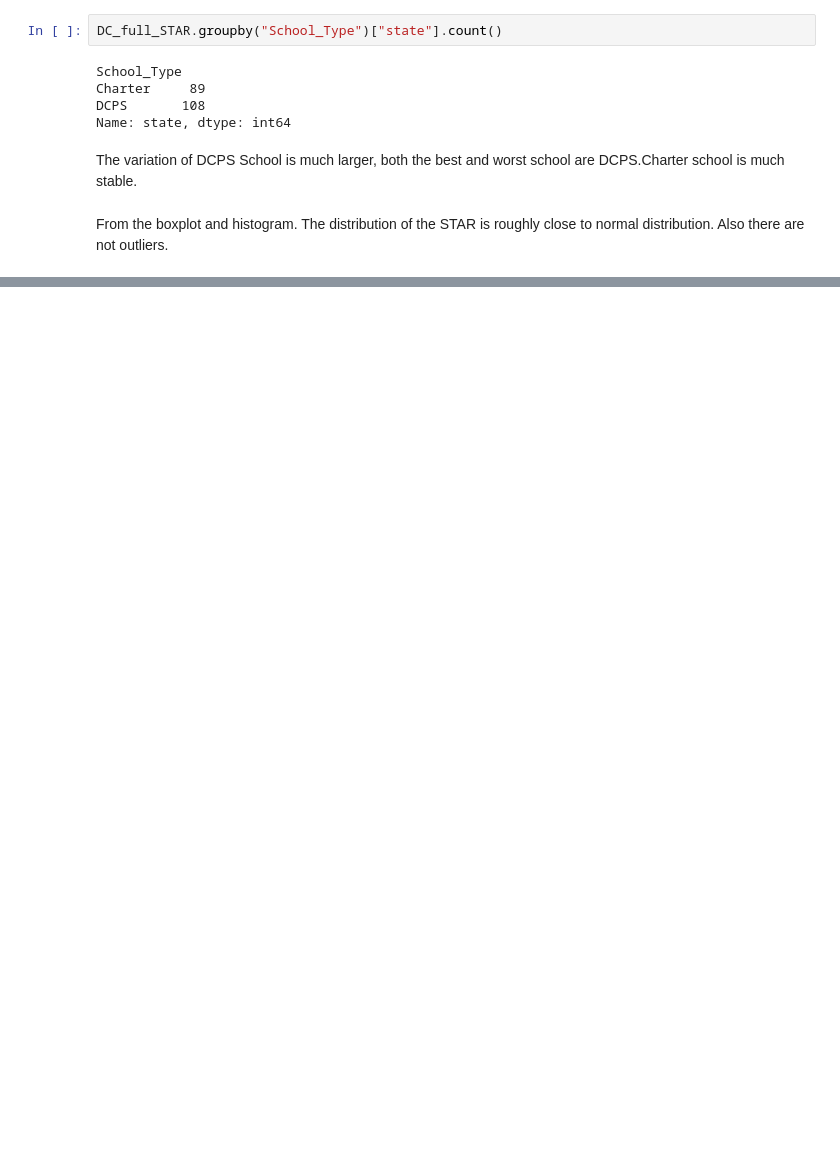
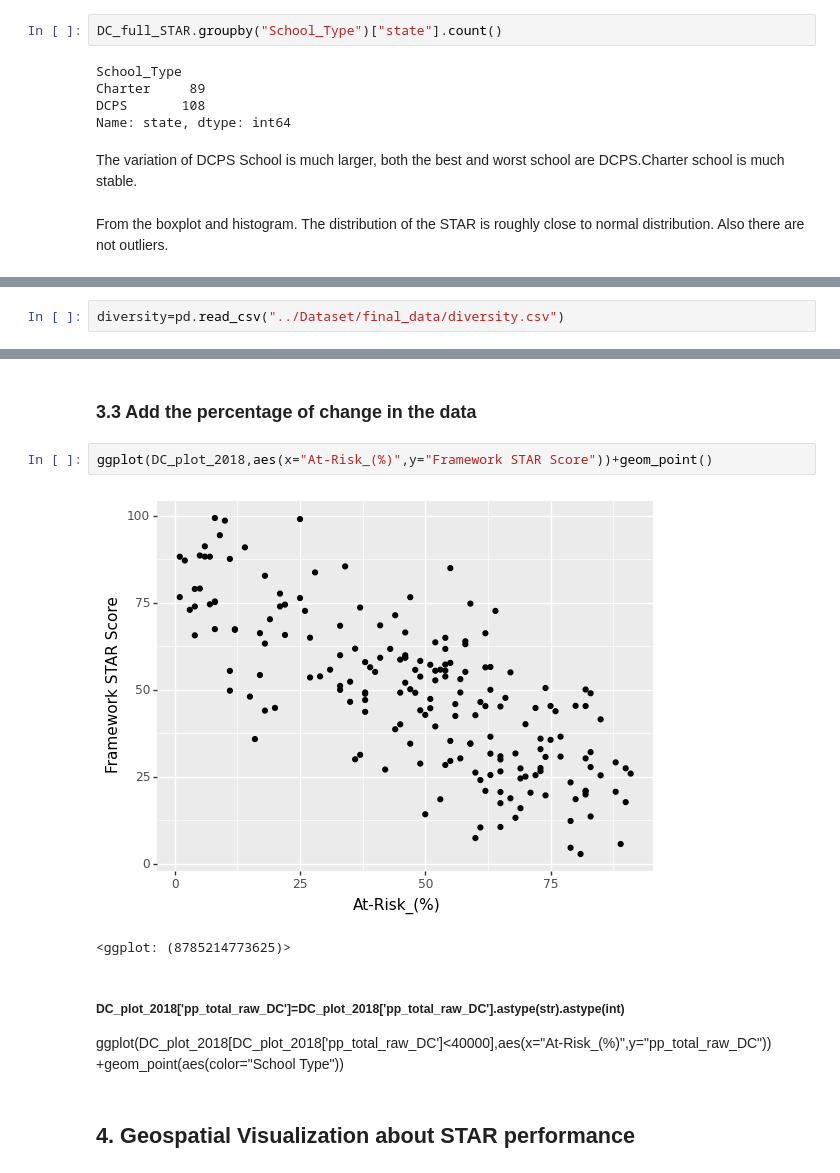
Before and after one commit to shiuanC/DC-Public-Schools-analysis, a Jupyter notebook: code/Ocean_OSSEDC_STAR_EDA.ipynb, the cells around one changed output, grey strips where cells are left out. Cells and saved outputs as stored; diff of their text form; blank space fills up the shorter version.

Commit message:
Push new notebook and dataset

```diff
--- a/code/Ocean_OSSEDC_STAR_EDA.ipynb
+++ b/code/Ocean_OSSEDC_STAR_EDA.ipynb
@@ -241,0 +163,2 @@ DC_PER_STAR
+# %%
+diversity=pd.read_csv("../Dataset/final_data/diversity.csv")
@@ -255,0 +266,14 @@ ggplot(plot_data_5_1,aes(x="pp_total_raw_DC",y="Framework STAR Score"))\
+# %% [markdown]
+### 3.3 Add the percentage of change in the data
+# %%
+ggplot(DC_plot_2018,aes(x="At-Risk_(%)",y="Framework STAR Score"))+geom_point()
+# %% [output]
+[figure, added]
+<ggplot: (8785214773625)>
+# %% [markdown]
+##### DC_plot_2018['pp_total_raw_DC']=DC_plot_2018['pp_total_raw_DC'].astype(str).astype(int)
+
+ggplot(DC_plot_2018[DC_plot_2018['pp_total_raw_DC']<40000],aes(x="At-Risk_(%)",y="pp_total_raw_DC"))\
+            +geom_point(aes(color="School Type"))
+# %% [markdown]
+## 4. Geospatial Visualization about STAR performance
```
Also changed, not shown: parts of 51 cells of this notebook, 14 other files.
